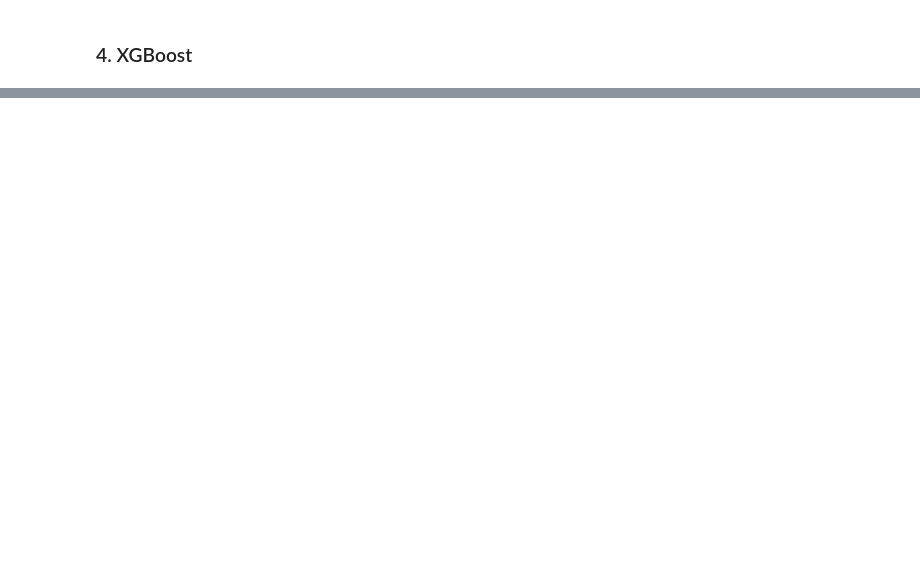
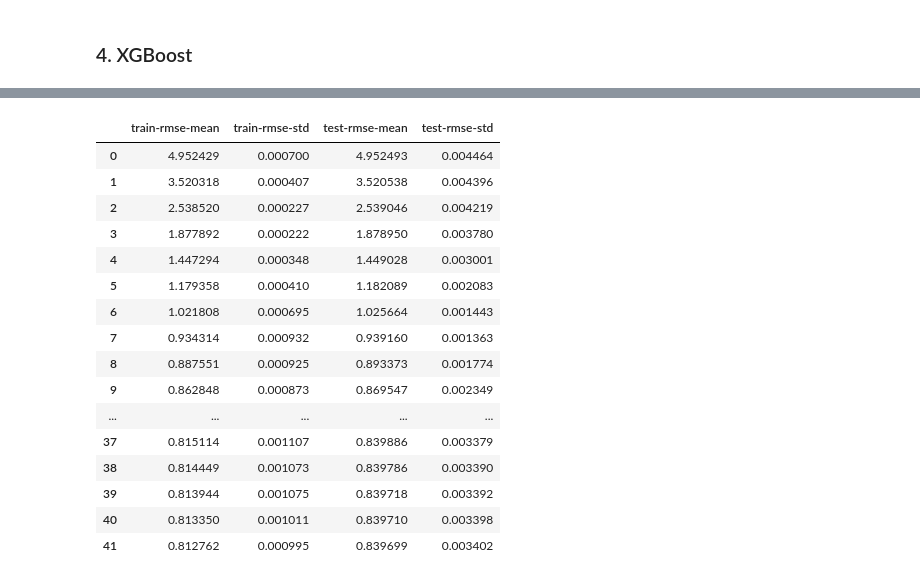
Before and after one commit to JonasSchroeder/Kaggel-Tabular-Playground-Series-2021, a Jupyter notebook: Feb 2021/Kaggle TPS 2021 - February.ipynb, the cells around one changed output, grey strips where cells are left out. Saved outputs shown, nothing was run; the diff lists cells and outputs as text; code cells hidden in the pictures; blank space fills up the shorter version.

Commit message:
xgboost  experiments

```diff
--- a/Feb 2021/Kaggle TPS 2021 - February.ipynb
+++ b/Feb 2021/Kaggle TPS 2021 - February.ipynb
@@ -728,0 +795,6 @@ export_df.to_csv(f"output/extra_random_simple_{name_add}.csv", index=False)
+# %%
+import xgboost as xgb
+
+# convert to DMatrix format
+dtrain = xgb.DMatrix(X_train, label=y_train, enable_categorical=True)
+dtest = xgb.DMatrix(X_test, label=y_test, enable_categorical=True)
@@ -728,0 +843,29 @@ export_df.to_csv(f"output/extra_random_simple_{name_add}.csv", index=False)
+# %%
+cv_results = xgb.cv(
+    params,
+    dtrain,
+    num_boost_round=num_boost_round,
+    seed=42,
+    nfold=5,
+    metrics={'rmse'},
+    early_stopping_rounds=10
+)
+cv_results
+# %% [output]
+|  | train-rmse-mean | train-rmse-std | test-rmse-mean | test-rmse-std |
+| 0 | 4.952429 | 0.000700 | 4.952493 | 0.004464 |
+| 1 | 3.520318 | 0.000407 | 3.520538 | 0.004396 |
+| 2 | 2.538520 | 0.000227 | 2.539046 | 0.004219 |
+| 3 | 1.877892 | 0.000222 | 1.878950 | 0.003780 |
+| 4 | 1.447294 | 0.000348 | 1.449028 | 0.003001 |
+| 5 | 1.179358 | 0.000410 | 1.182089 | 0.002083 |
+| 6 | 1.021808 | 0.000695 | 1.025664 | 0.001443 |
+| 7 | 0.934314 | 0.000932 | 0.939160 | 0.001363 |
+| 8 | 0.887551 | 0.000925 | 0.893373 | 0.001774 |
+| 9 | 0.862848 | 0.000873 | 0.869547 | 0.002349 |
+| ... | ... | ... | ... | ... |
+| 37 | 0.815114 | 0.001107 | 0.839886 | 0.003379 |
+| 38 | 0.814449 | 0.001073 | 0.839786 | 0.003390 |
+| 39 | 0.813944 | 0.001075 | 0.839718 | 0.003392 |
+| 40 | 0.813350 | 0.001011 | 0.839710 | 0.003398 |
+| 41 | 0.812762 | 0.000995 | 0.839699 | 0.003402 |
```
Also changed, not shown: parts of 25 cells of this notebook, 2 other files.
